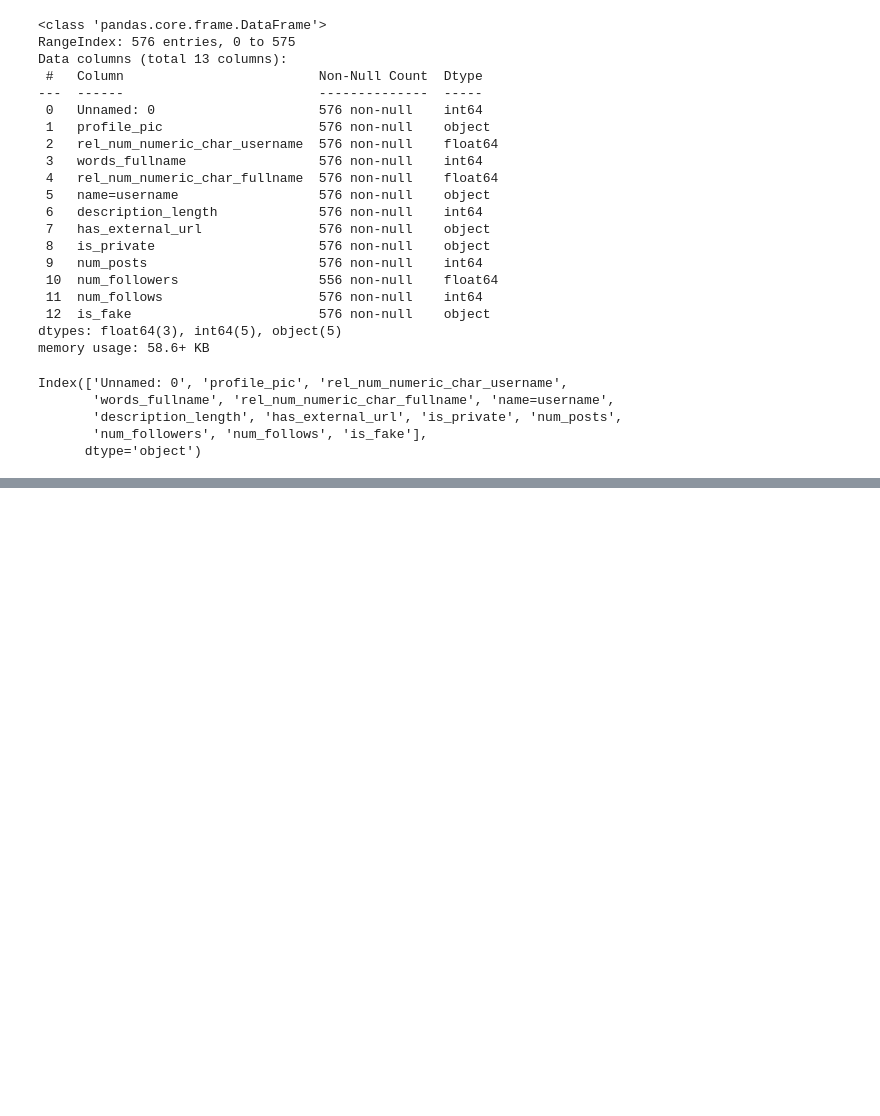
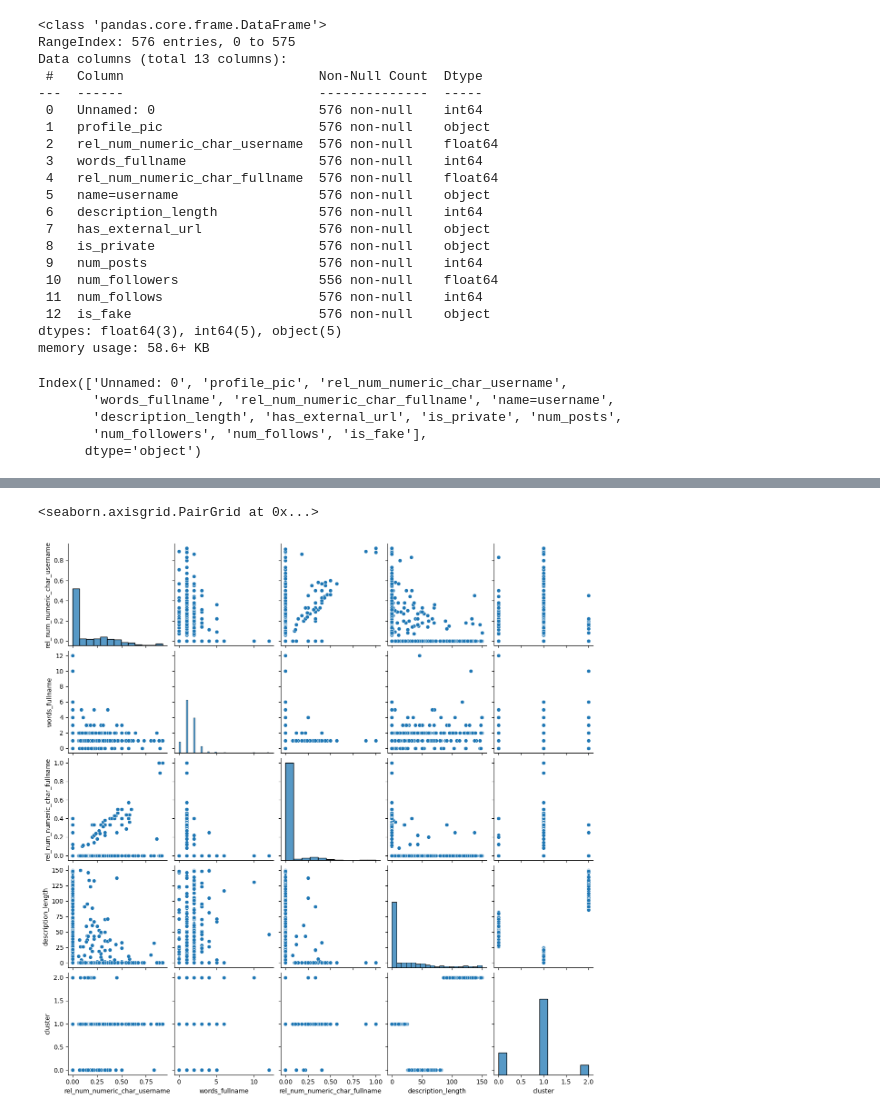
Before and after one commit to lisakleinrubatscher/data-science-SS25, a Jupyter notebook: code/lektion_02b.ipynb, the cells around one changed output, grey strips where cells are left out. Cells and saved outputs as stored; diff of their text form; code cells hidden in the pictures; blank space fills up the shorter version.

```diff
--- a/code/lektion_02b.ipynb
+++ b/code/lektion_02b.ipynb
@@ -47,0 +117,7 @@ Index(['Unnamed: 0', 'profile_pic', 'rel_num_numeric_char_username',
+# %%
+from seaborn import pairplot
+
+pairplot(X)
+# %% [output]
+<seaborn.axisgrid.PairGrid at 0x...>
+[figure, added]
```
Also changed, not shown: parts of 17 cells of this notebook.
